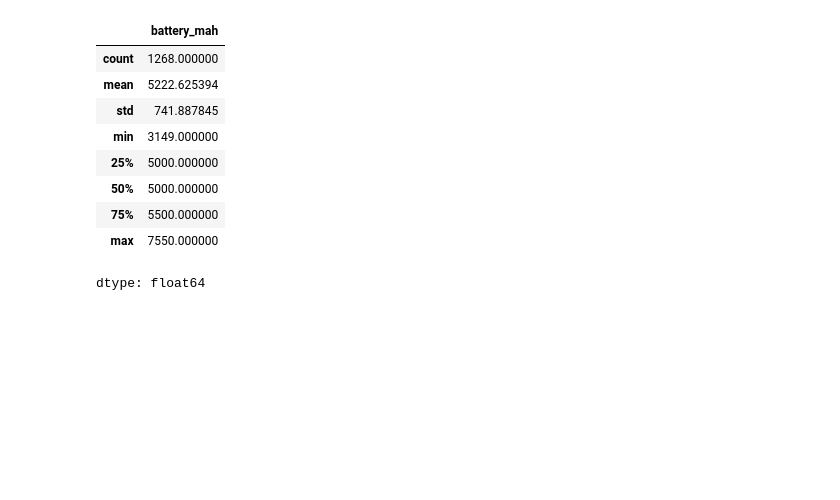
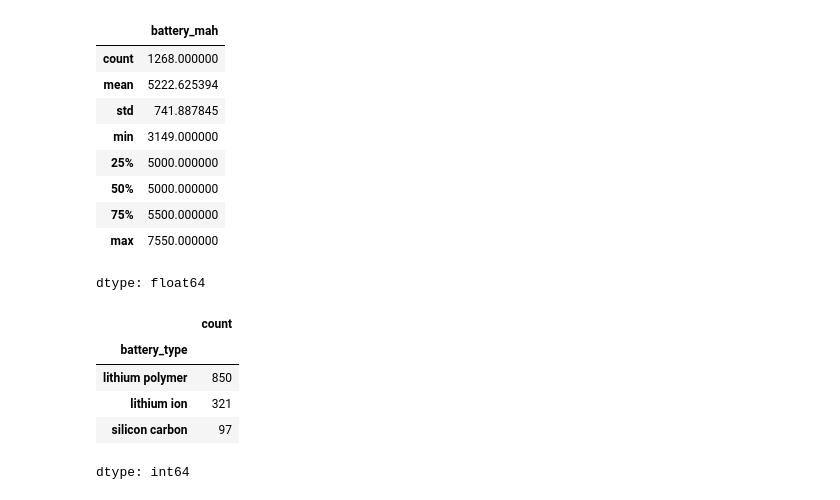
Before and after one commit to rajeshxdatascience/smartphone-recommender-system, a Jupyter notebook: SpecLens_AI_Data_Engineering.ipynb, the cells around one changed output. Drawn from its saved outputs; the diff is of its cells as text; code cells hidden in the pictures; blank space fills up the shorter version.

Commit message:
feat: finalized battery categories into Li-Po, Li-Ion, and Silicon Carbon; eliminated dual-cell redundancy

```diff
--- a/SpecLens_AI_Data_Engineering.ipynb
+++ b/SpecLens_AI_Data_Engineering.ipynb
@@ -4503,3 +4503,37 @@ df['battery_mah'].describe()
 | 75% | 5500.000000 |
 | max | 7550.000000 |
 dtype: float64
+# %%
+def battery_type(text):
+
+  t = text.lower()
+
+  if 'lithium polymer' in t:
+    return 'lithium polymer'
+
+  if 'lithium ion' in t:
+    return 'lithium ion'
+
+  if 'silicon carbon' in t:
+    return 'silicon carbon'
+
+  if 'semi-solid state' in t:
+    return 'semi solid state'
+
+  return 'unknown'
+
+df['battery_type'] = df['battery'].apply(battery_type)
+# %%
+df.loc[[1056,1057], 'battery_type'] = 'lithium polymer'
+# %%
+df.loc[df['battery_type'] == 'unknown','battery_type'] = 'lithium polymer'
+df.loc[df['battery_type'] == 'semi solid state','battery_type'] = 'lithium polymer'
+# %%
+df['battery_type'].value_counts()
+# %% [output]
+|  | count |
+| battery_type |  |
+| lithium polymer | 850 |
+| lithium ion | 321 |
+| silicon carbon | 97 |
+dtype: int64
```
Also changed, not shown: parts of 50 cells of this notebook.
